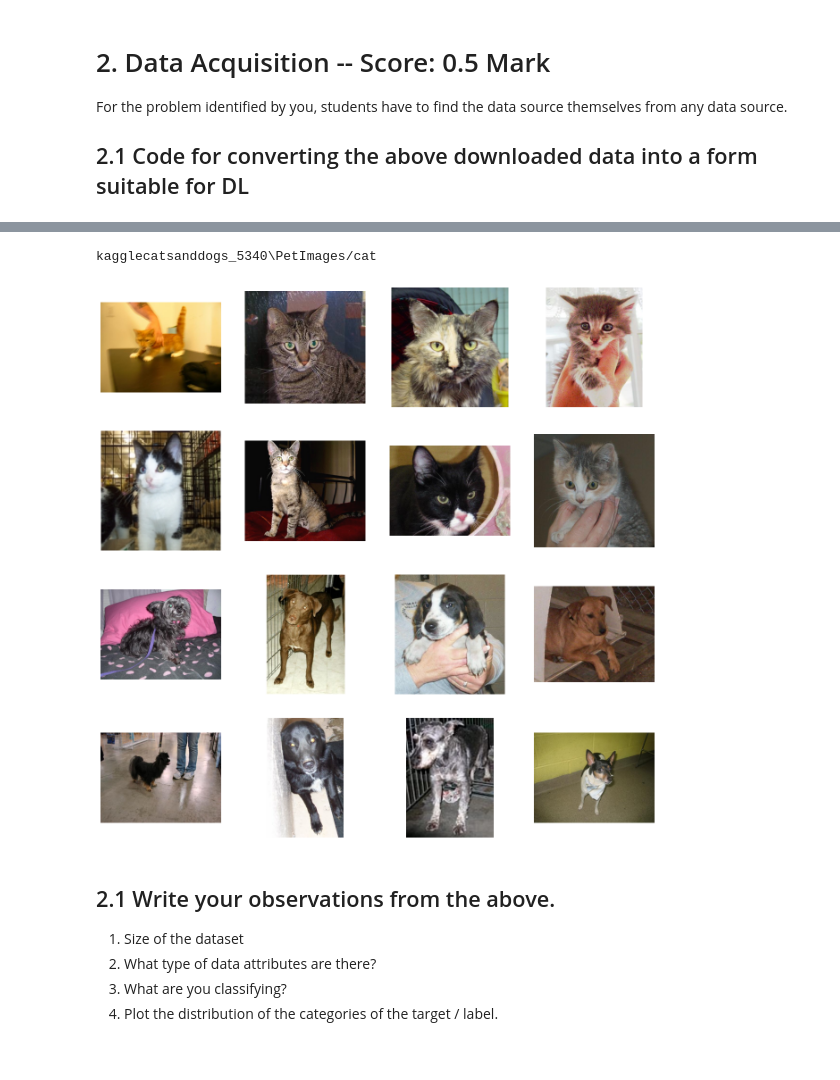
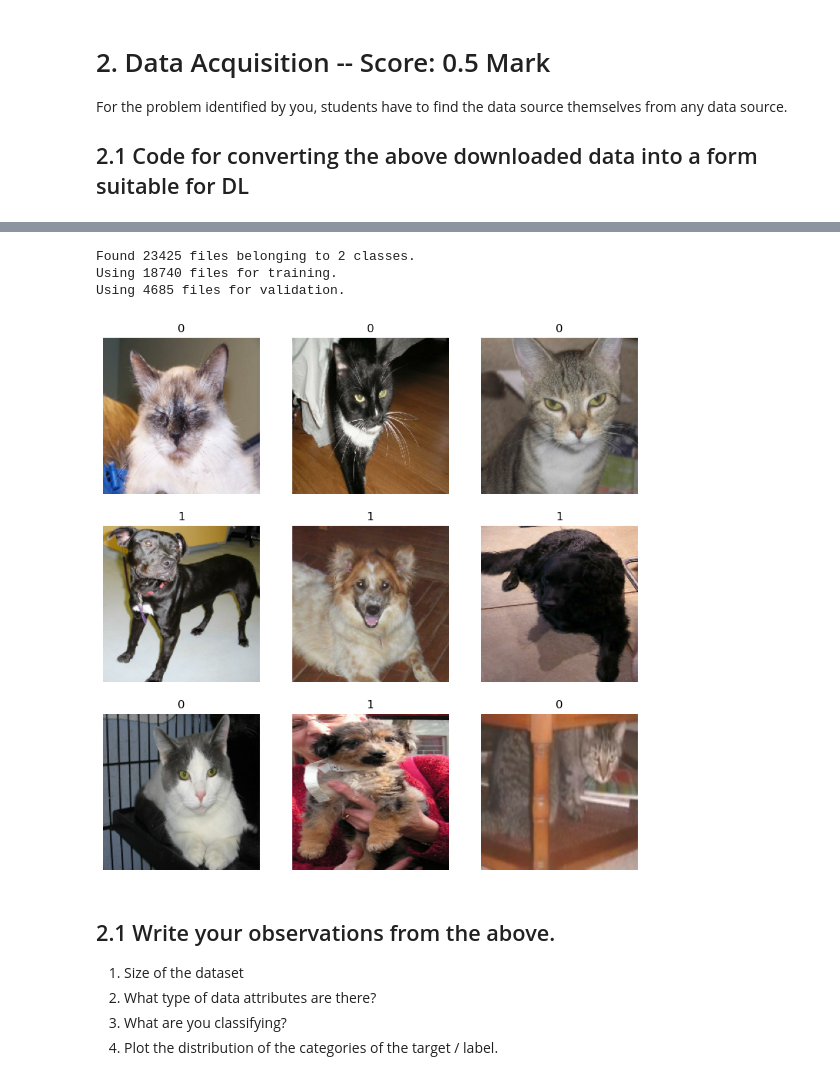
Before and after one commit to hrishi2893/ai-ml-masters, a Jupyter notebook: semester-2/deep-neural-networks/Part_A_Templates.ipynb, the cells around one changed output, grey strips where cells are left out. Cells and saved outputs as stored; diff of their text form; code cells hidden in the pictures.

Commit message:
data loading and observation

```diff
--- a/semester-2/deep-neural-networks/Part_A_Templates.ipynb
+++ b/semester-2/deep-neural-networks/Part_A_Templates.ipynb
@@ -27,38 +49,50 @@ For the problem identified by you, students have to find the data source themsel
 # %%
 ##---------Type the code below this line------------------##
+
 ### used kaggle cats and dogs data set https://www.microsoft.com/en-us/download/details.aspx?id=54765
-dataset_path = "kagglecatsanddogs_5340"
-cat_dir = os.path.join(dataset_path, 'PetImages/cat')
-dog_dir = os.path.join(dataset_path,'PetImages/dog')
 
-print(cat_dir)
+# Load data into trainig and test
 
+image_size = (180, 180)
+batch_size = 128
 
-# Set the figure size for the plot
-fig = plt.gcf()
-fig.set_size_inches(16, 16)
-
-# List all filenames in the cat and dog directories
-cat_names = os.listdir(cat_dir)
-dog_names = os.listdir(dog_dir)
-
-# Select 8 images of cats and dogs starting from 0 to pic_index
-cat_images = [os.path.join(cat_dir, fname) for fname in cat_names[0:8]]
-dog_images = [os.path.join(dog_dir, fname) for fname in dog_names[0:8]]
-
-# Plot the selected images (limit to 8 images)
-for i, img_path in enumerate(cat_images[:8] + dog_images[:8]):
-    sp = plt.subplot(4, 4, i+1)
-    sp.axis('Off')
-
-    img = mpimg.imread(img_path)
-    plt.imshow(img)
-
-# Show the plot
-plt.show()
+# Function to convert images to RGB format
+def convert_images_to_rgb(directory):
+    for subdir, _, files in os.walk(directory):
+        for file in files:
+            file_path = os.path.join(subdir, file)
+            try:
+                with Image.open(file_path) as img:
+                    if img.mode != 'RGB':
+                        img = img.convert('RGB')
+                        img.save(file_path)
+            except Exception as e:
+                print(f"Error processing {file_path}: {e}")
+# Convert images in the PetImages directory to RGB format
+convert_images_to_rgb("PetImages")
-# %% [output]
-kagglecatsanddogs_5340\PetImages/cat
-[figure, removed]
+# %%
+# Load the dataset from the directory, splitting it into training and validation sets
+train_ds, val_ds = keras.utils.image_dataset_from_directory(
+    "PetImages",
+    validation_split=0.2,
+    subset="both",
+    seed=1337,
+    image_size=image_size,
+    batch_size=batch_size,
+)
+# Display the first 9 images from the training dataset
+plt.figure(figsize=(10, 10))
+for images, labels in train_ds.take(1):
+    for i in range(9):
+        ax = plt.subplot(3, 3, i + 1)
+        plt.imshow(np.array(images[i]).astype("uint8"))
+        plt.title(int(labels[i]))
+        plt.axis("off")
+# %% [output]
+Found 23425 files belonging to 2 classes.
+Using 18740 files for training.
+Using 4685 files for validation.
+[figure, added]
 # %% [markdown]
 ## 2.1 Write your observations from the above.
 
```
Also changed, not shown: parts of 8 cells of this notebook.
